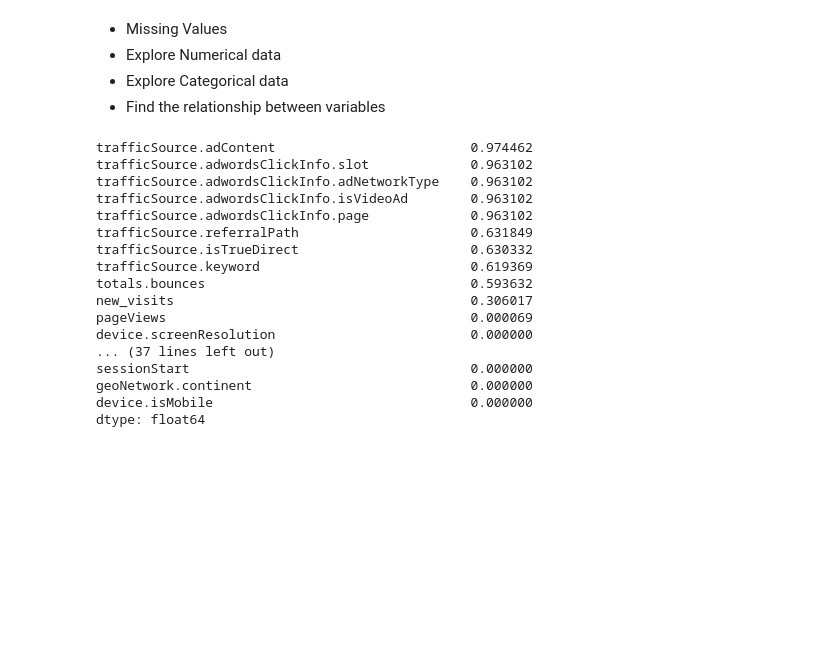
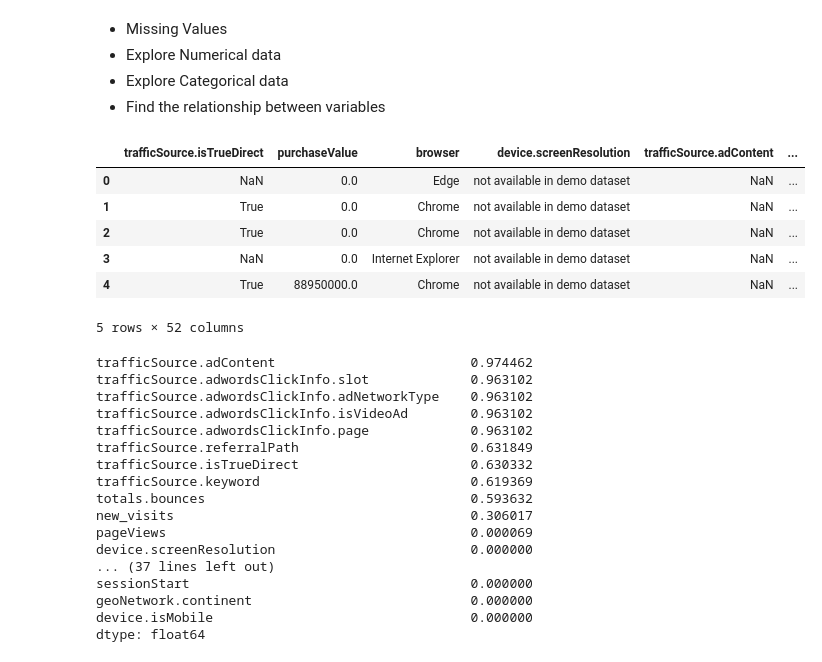
Before and after one commit to manjuiitm/codes, a Jupyter notebook: 24ds2000126-notebook-t22025.ipynb, the cells around one changed output. Cells and saved outputs as stored; diff of their text form; code cells hidden in the pictures; blank space fills up the shorter version.

```diff
--- a/24ds2000126-notebook-t22025.ipynb
+++ b/24ds2000126-notebook-t22025.ipynb
@@ -69,3 +62,13 @@ User & Session Metadata
+# %%
+train_df.head()
+# %% [output]
+|  | trafficSource.isTrueDirect | purchaseValue | browser | device.screenResolution | trafficSource.adContent | ... |
+| 0 | NaN | 0.0 | Edge | not available in demo dataset | NaN | ... |
+| 1 | True | 0.0 | Chrome | not available in demo dataset | NaN | ... |
+| 2 | True | 0.0 | Chrome | not available in demo dataset | NaN | ... |
+| 3 | NaN | 0.0 | Internet Explorer | not available in demo dataset | NaN | ... |
+| 4 | True | 88950000.0 | Chrome | not available in demo dataset | NaN | ... |
+5 rows × 52 columns
 # %%
 #train_df[['trafficSource.keyword','trafficSource.isTrueDirect','trafficSource.referralPath']]
 # %%
```
Also changed, not shown: parts of 110 cells of this notebook.
